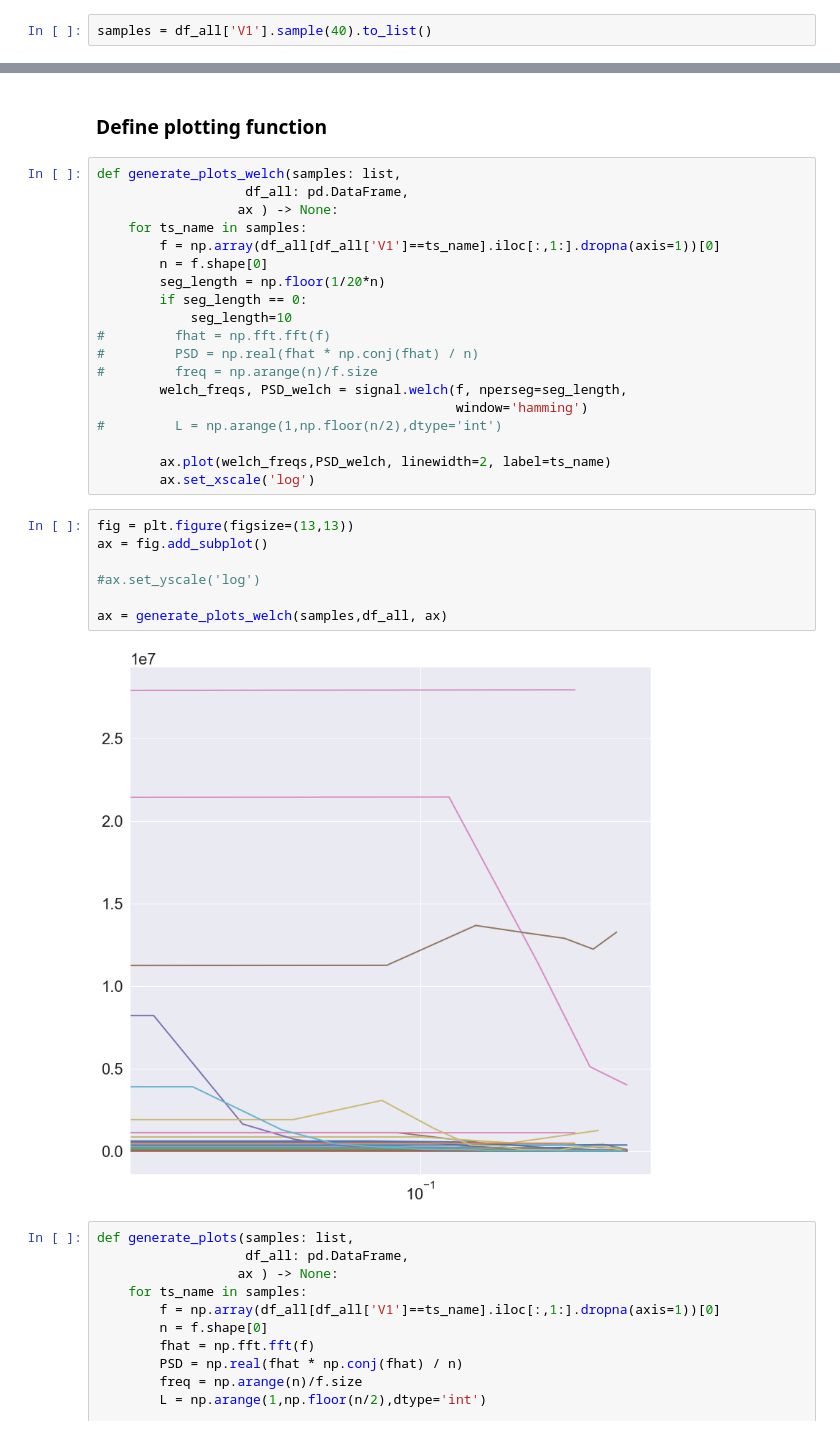
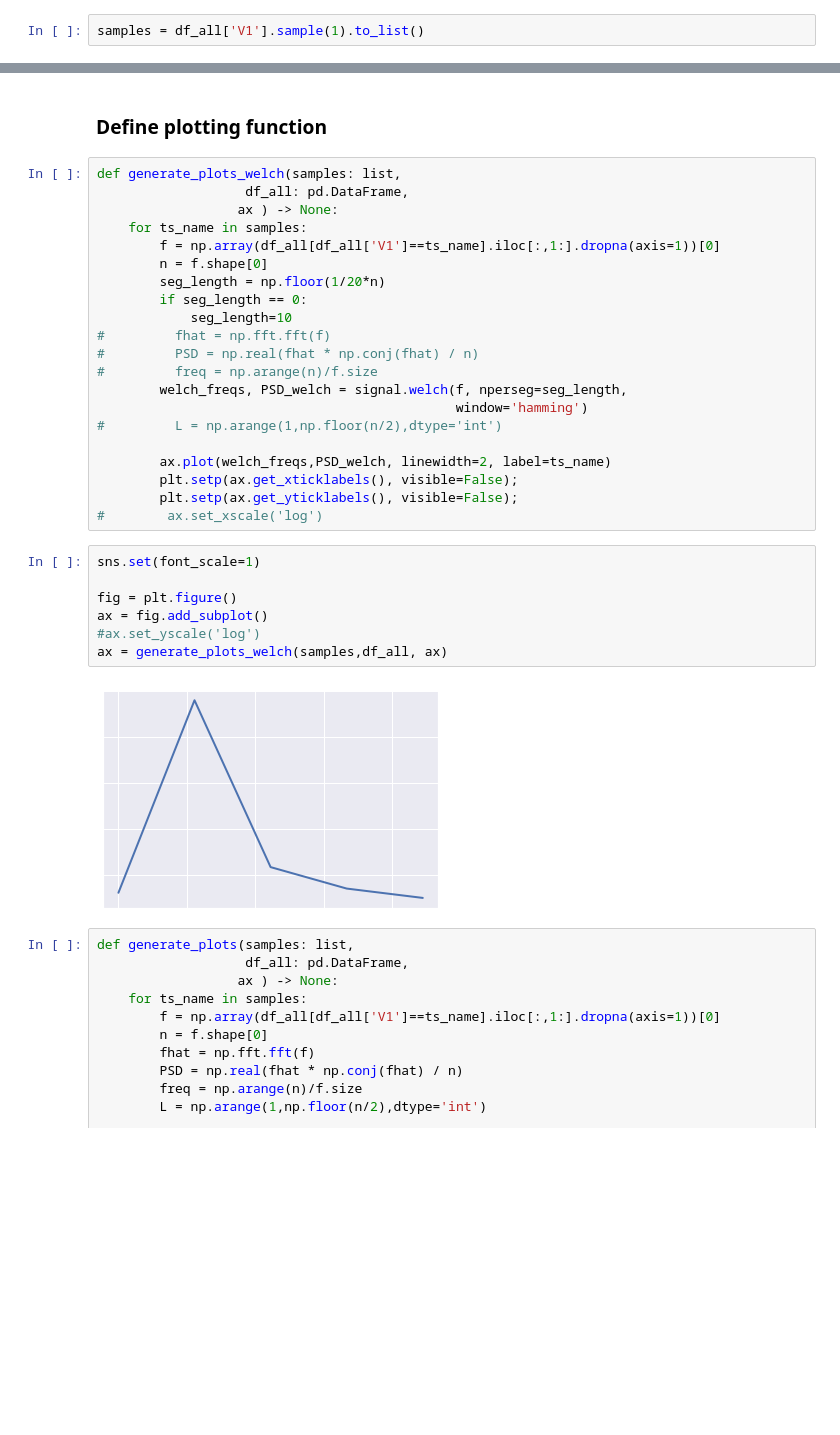
Before and after one commit to philippbeer/ts_search_engine, a Jupyter notebook: notebooks/001_power_spectrum_example.ipynb, the cells around one changed output, grey strips where cells are left out. Saved outputs shown, nothing was run; the diff lists cells and outputs as text; blank space fills up the shorter version.

```diff
--- a/notebooks/001_power_spectrum_example.ipynb
+++ b/notebooks/001_power_spectrum_example.ipynb
@@ -49,7 +49,7 @@ yearly: (23000, 836)
 # %%
 ref = 1000
 # %%
-samples = df_all['V1'].sample(40).to_list()
+samples = df_all['V1'].sample(1).to_list()
 # %%
 samples
 # %% [output]
@@ -90,16 +74,18 @@ def generate_plots_welch(samples: list,
 #         L = np.arange(1,np.floor(n/2),dtype='int')
 
         ax.plot(welch_freqs,PSD_welch, linewidth=2, label=ts_name)
-        ax.set_xscale('log')
+        plt.setp(ax.get_xticklabels(), visible=False);
+        plt.setp(ax.get_yticklabels(), visible=False);
+#        ax.set_xscale('log')
 # %%
-fig = plt.figure(figsize=(13,13))
+sns.set(font_scale=1)
+
+fig = plt.figure()
 ax = fig.add_subplot()
-
 #ax.set_yscale('log')
-
 ax = generate_plots_welch(samples,df_all, ax)
 # %% [output]
-[figure, old version]
+[figure, new version]
 # %%
 def generate_plots(samples: list,
                    df_all: pd.DataFrame,
```
Also changed, not shown: parts of 1 cell of this notebook, 50 other files.
